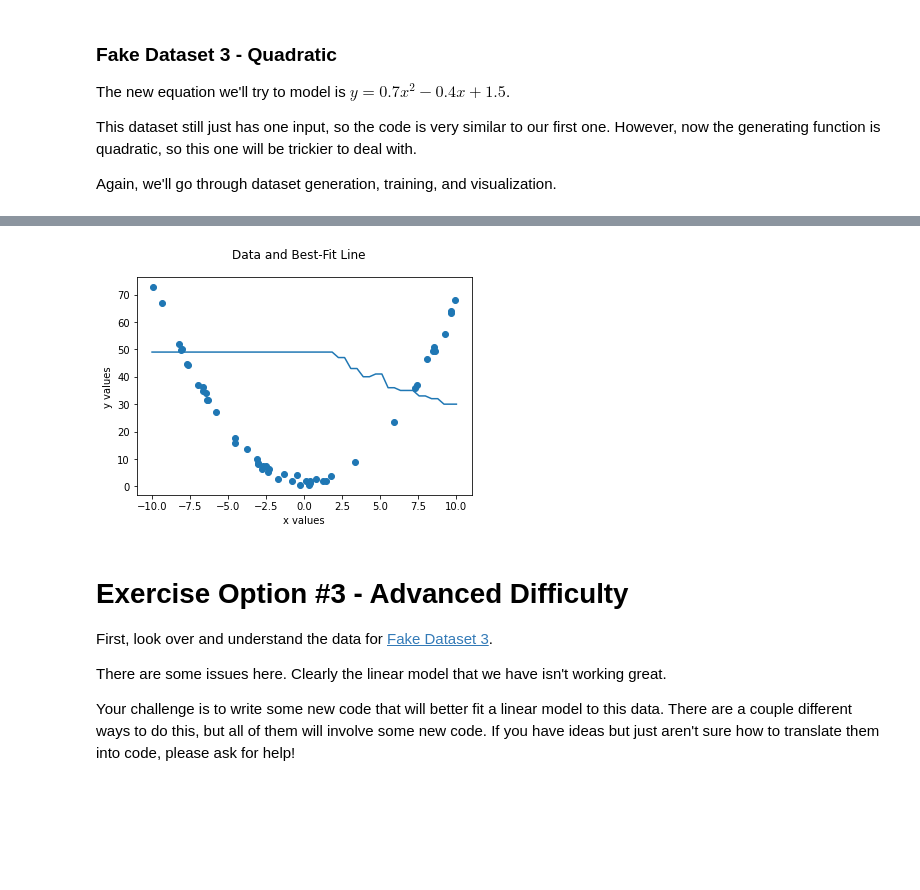
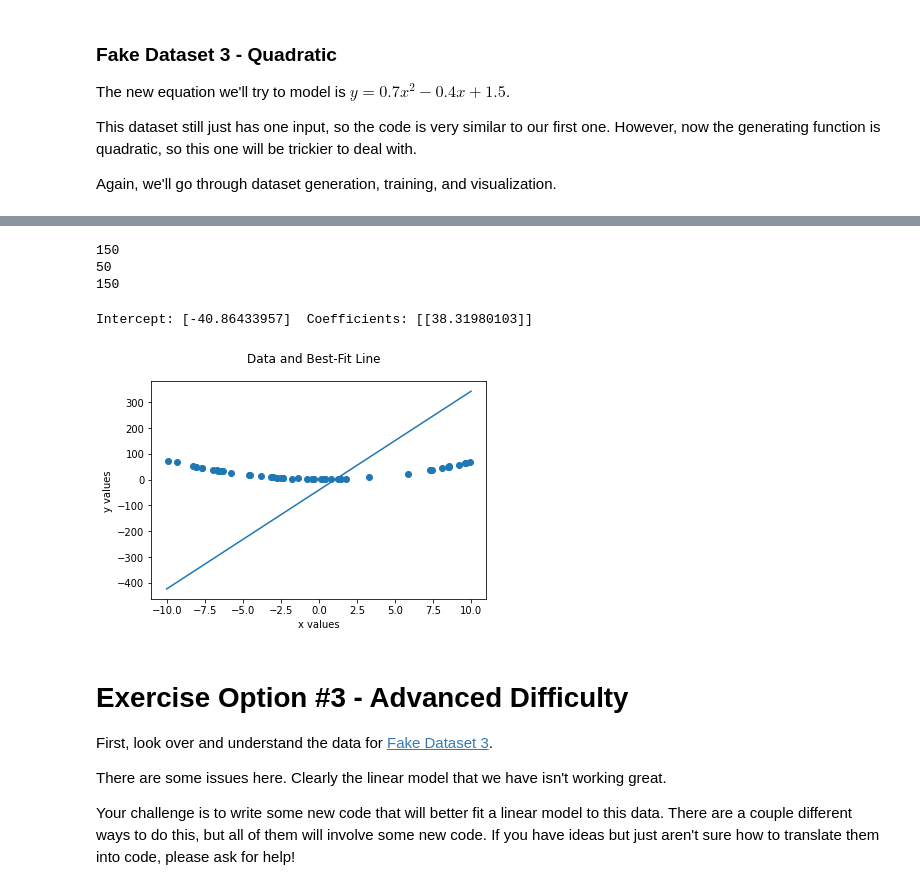
Before and after one commit to TheEnquirer/ml301, a Jupyter notebook: LinearRegression.ipynb, the cells around one changed output, grey strips where cells are left out. Drawn from its saved outputs; the diff is of its cells as text; code cells hidden in the pictures; blank space fills up the shorter version.

Commit message:
polynomialFeatures save point

```diff
--- a/LinearRegression.ipynb
+++ b/LinearRegression.ipynb
@@ -445,15 +430,14 @@ print(x_re)
 # %%
 
 
-# Let's try use scikit-learn's linear regression model and fit to our data
-# model_quadratic = linear_model.LogisticRegression()
-# model_quadratic.fit(x_quadratic, y_quadratic)
-# model_quadratic = LogisticRegression(multi_class='multinomial',solver ='newton-cg').fit(x_quadratic, y_quadratic)
-log_reg = LogisticRegression(multi_class='multinomial',solver ='newton-cg').fit(x_re, numpy.ravel(y_re,order='C'))
-# LogisticRegression().fit(x_encoded,y_encoded)
+# # Let's try use scikit-learn's linear regression model and fit to our data
+# # model_quadratic = linear_model.LogisticRegression()
+# # model_quadratic.fit(x_quadratic, y_quadratic)
+# # model_quadratic = LogisticRegression(multi_class='multinomial',solver ='newton-cg').fit(x_quadratic, y_quadratic)
+# log_reg = LogisticRegression(multi_class='multinomial', solver ='newton-cg', max_iter = 50).fit(x_re, numpy.ravel(y_re,order='C'))
+# # LogisticRegression().fit(x_encoded,y_encoded)
 
-# show results
-# print_model_fit(model_quadratic)
-plot_best_fit_line(log_reg, x_quadratic, y_quadratic)
+# # show results
+# # print_model_fit(model_quadratic)
+# plot_best_fit_line(log_reg, lab_enc.fit_transform(data_quadratic['x'].values), lab_enc.fit_transform(data_quadratic['y'].values))
+# plot_best_fit_line(log_reg, x_quadratic, y_quadratic)
-# %% [output]
-[figure, removed]
@@ -460,3 +460,34 @@ plot_best_fit_line(log_reg, x_quadratic, y_quadratic)
+# %%
+# get a 1D array of the input data
+xq = data_quadratic['x'].values.reshape(-1, 1)
+yq = data_quadratic['y'].values.reshape(-1, 1)
+
+# Let's try use scikit-learn's linear regression model and fit to our data
+
+p = PolynomialFeatures(degree=2)
+
+xqp = p.fit_transform(xq).reshape(-1, 1)
+yqp = p.fit_transform(yq).reshape(-1, 1)
+
+# print(yq)
+print(len(xqp))
+print(len(xq))
+print(len(yqp))
+# %% [output]
+150
+50
+150
+# %%
+lm = linear_model.LinearRegression()
+
+lm.fit(xqp, yqp)
+
+# show results
+print_model_fit(lm)
+plot_best_fit_line(lm, xq, yq)
+# %% [output]
+Intercept: [-40.86433957]  Coefficients: [[38.31980103]]
+[figure, added]
 # %% [markdown]
 # Exercise Option #3 - Advanced Difficulty
 
```
Also changed, not shown: parts of 3 cells of this notebook.
